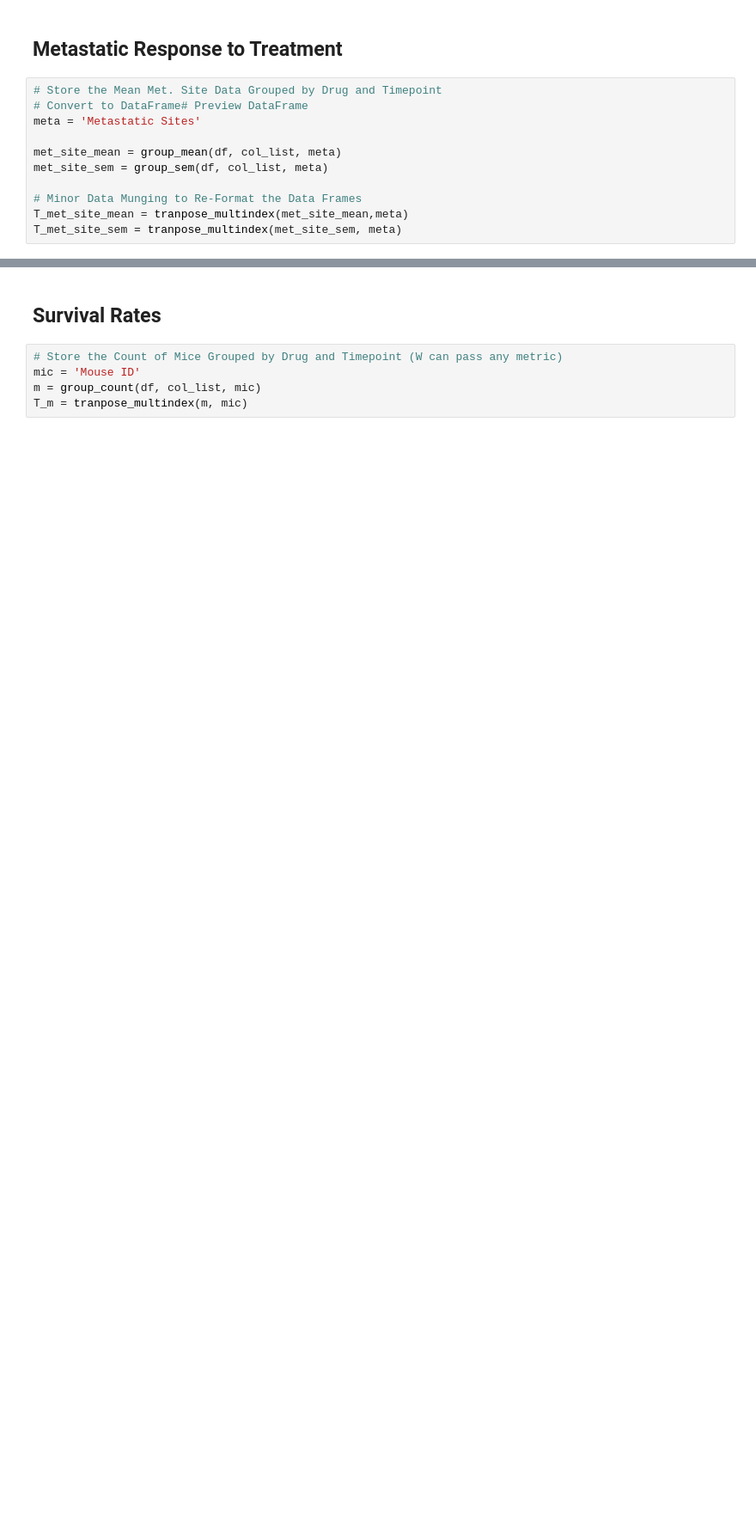
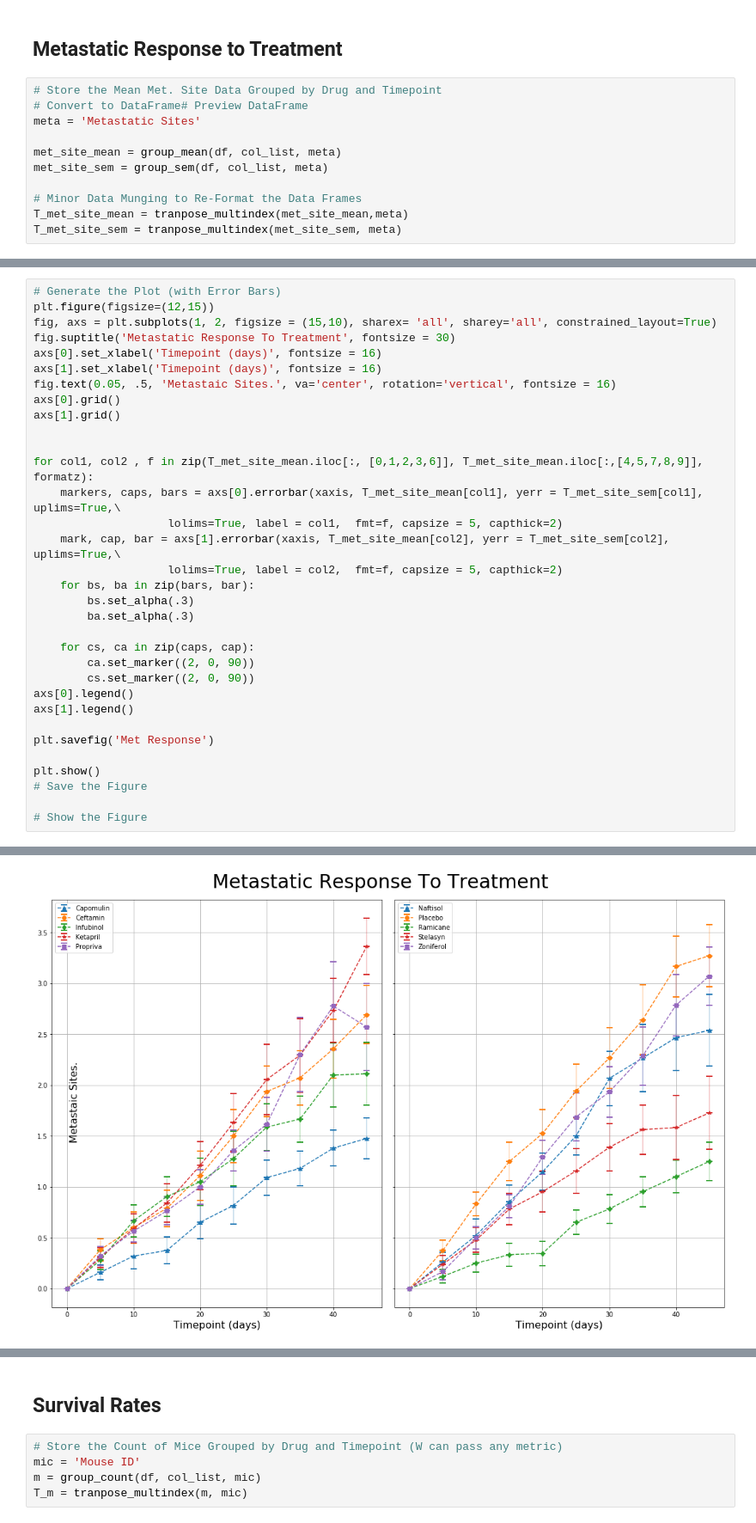
Before and after one commit to misinglink/matplotlib_challenge, a Jupyter notebook: pymaceuticals.ipynb, the cells around one changed output, grey strips where cells are left out. Shown: that part at 86% size. Saved outputs shown, nothing was run; the diff lists cells and outputs as text; blank space fills up the shorter version.

```diff
--- a/pymaceuticals.ipynb
+++ b/pymaceuticals.ipynb
@@ -142,0 +124,34 @@ plt.show()
+# %%
+# Generate the Plot (with Error Bars)
+plt.figure(figsize=(12,15))
+fig, axs = plt.subplots(1, 2, figsize = (15,10), sharex= 'all', sharey='all', constrained_layout=True)
+fig.suptitle('Metastatic Response To Treatment', fontsize = 30)
+axs[0].set_xlabel('Timepoint (days)', fontsize = 16)
+axs[1].set_xlabel('Timepoint (days)', fontsize = 16)
+fig.text(0.05, .5, 'Metastaic Sites.', va='center', rotation='vertical', fontsize = 16)
+axs[0].grid()
+axs[1].grid()
+
+
+for col1, col2 , f in zip(T_met_site_mean.iloc[:, [0,1,2,3,6]], T_met_site_mean.iloc[:,[4,5,7,8,9]], formatz):
+    markers, caps, bars = axs[0].errorbar(xaxis, T_met_site_mean[col1], yerr = T_met_site_sem[col1], uplims=True,\
+                    lolims=True, label = col1,  fmt=f, capsize = 5, capthick=2)
+    mark, cap, bar = axs[1].errorbar(xaxis, T_met_site_mean[col2], yerr = T_met_site_sem[col2], uplims=True,\
+                    lolims=True, label = col2,  fmt=f, capsize = 5, capthick=2)
+    for bs, ba in zip(bars, bar):
+        bs.set_alpha(.3)
+        ba.set_alpha(.3)
+
+    for cs, ca in zip(caps, cap):
+        ca.set_marker((2, 0, 90))
+        cs.set_marker((2, 0, 90))
+axs[0].legend()
+axs[1].legend()
+
+plt.savefig('Met Response')
+
+plt.show()
+# Save the Figure
+
+# Show the Figure
+# %% [output]
@@ -143,3 +159,4 @@ plt.show()
+[figure, added]
 # %% [markdown]
 ![Metastatic Spread During Treatment](../Images/spread.png)
 # %% [markdown]
```
Also changed, not shown: parts of 6 cells of this notebook.
